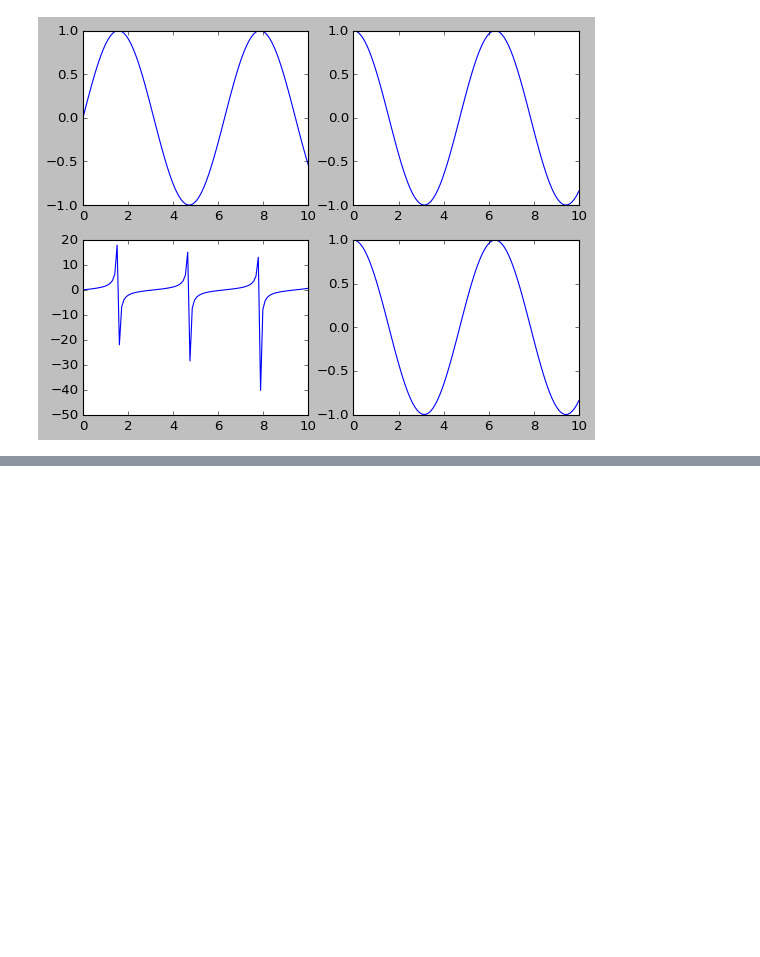
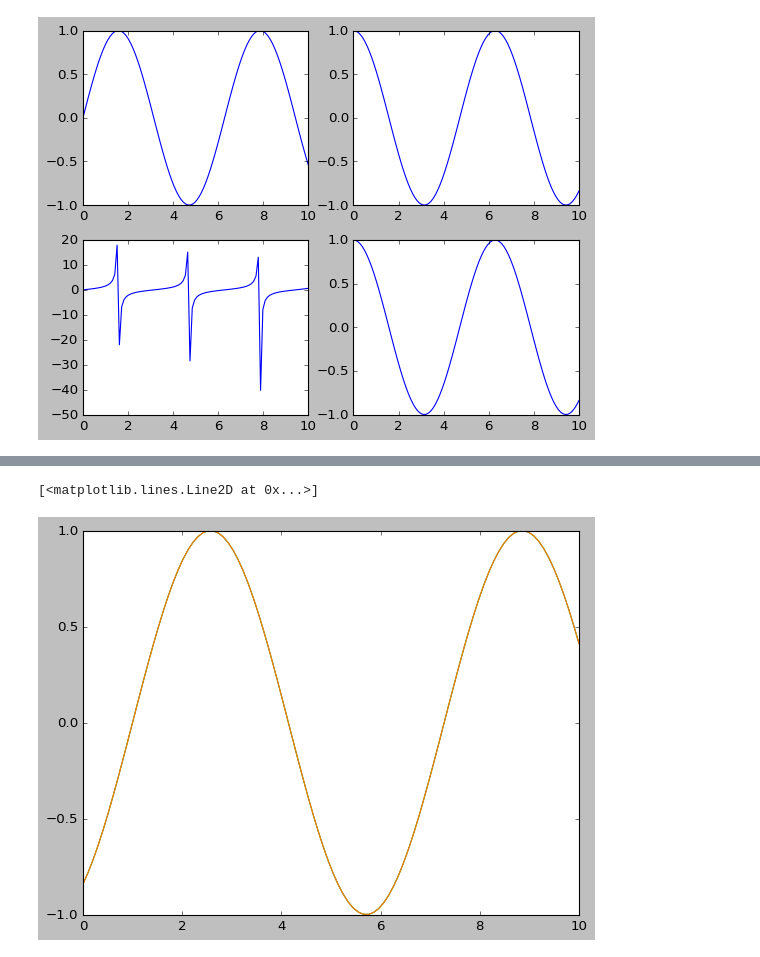
Before and after one commit to omkarpattnaik8080/Matplotlib01, a Jupyter notebook: MatplotlibComplete.ipynb, the cells around one changed output, grey strips where cells are left out. Saved outputs shown, nothing was run; the diff lists cells and outputs as text; code cells hidden in the pictures; blank space fills up the shorter version.

```diff
--- a/MatplotlibComplete.ipynb
+++ b/MatplotlibComplete.ipynb
@@ -128,0 +146,7 @@ plt.show()
+# %%
+#we can have colors for rgb alsoplt.plot(x,np.sin(x-0),color="blue")
+plt.plot(x,np.sin(x-1),color="green")
+plt.plot(x,np.sin(x-1),color=(1.0,0.5,0))#RGB
+# %% [output]
+[<matplotlib.lines.Line2D at 0x...>]
+[figure, added]
```
Also changed, not shown: parts of 13 cells of this notebook.
